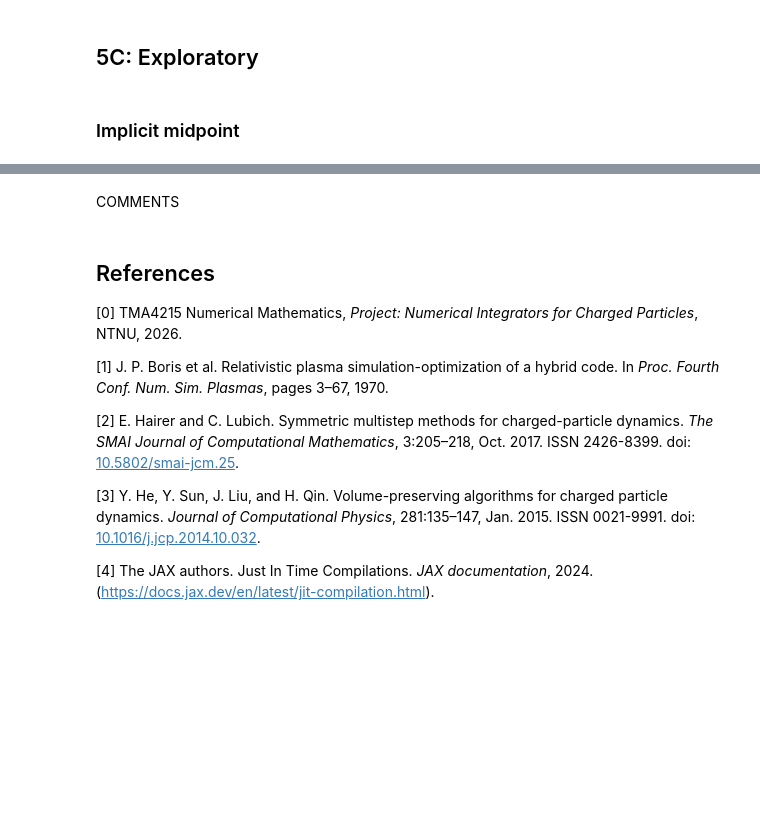
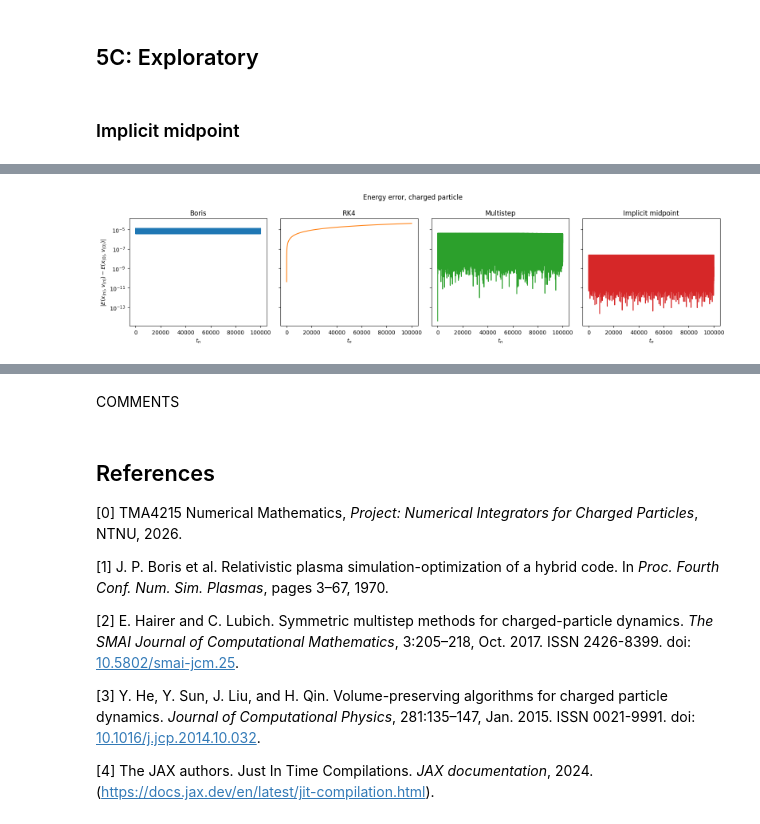
Before and after one commit to vemundsw/Project-2-TMA4215, a Jupyter notebook: NyMasterFile.ipynb, the cells around one changed output, grey strips where cells are left out. Saved outputs shown, nothing was run; the diff lists cells and outputs as text; code cells hidden in the pictures; blank space fills up the shorter version.

```diff
--- a/NyMasterFile.ipynb
+++ b/NyMasterFile.ipynb
@@ -952,0 +961,4 @@ for problem in problems:
+# %%
+plot_energy(charged_particle, results)
+# %% [output]
+[figure, added]
```
Also changed, not shown: parts of 15 cells of this notebook.
